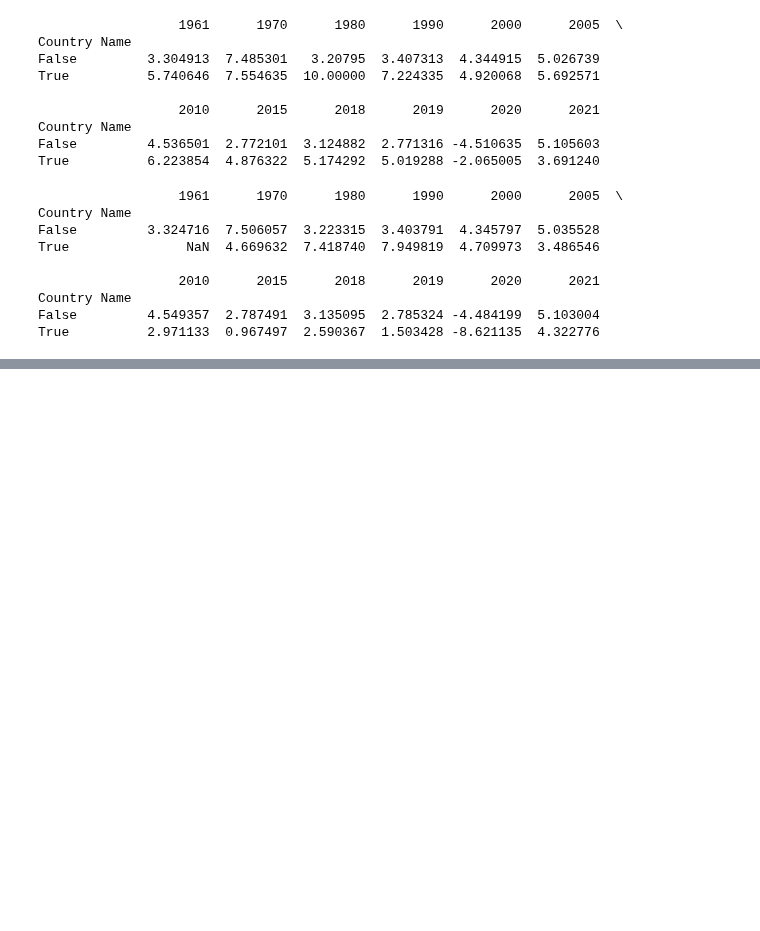
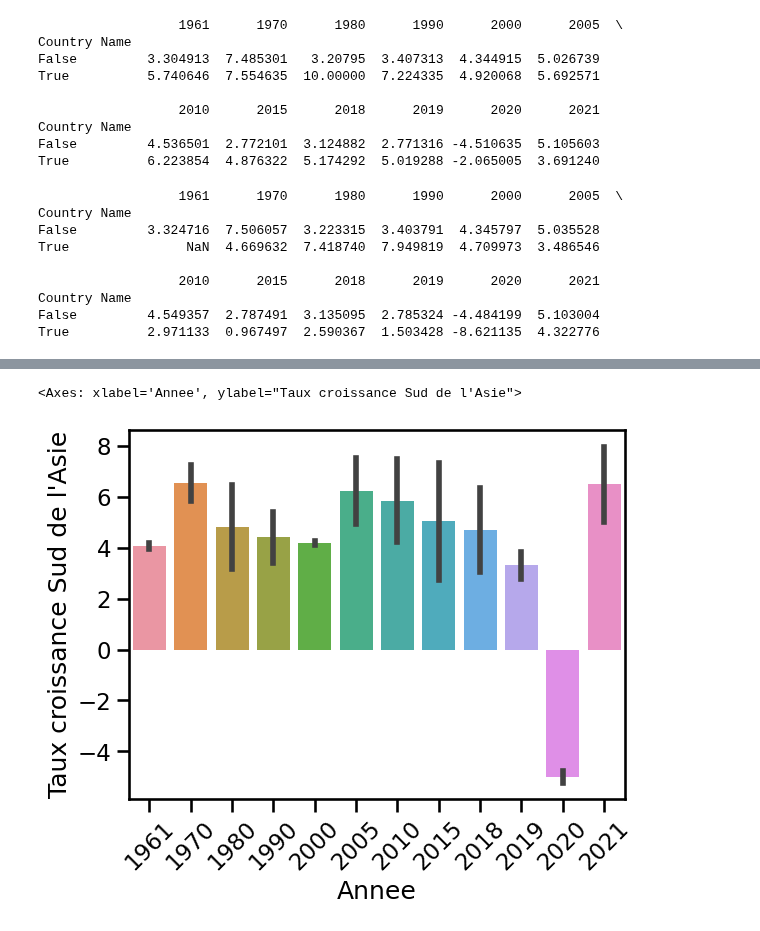
Before and after one commit to NOURDINEEEE/Projet_blanc_Dash1, a Jupyter notebook: Notebooks/Projet_blanc_donnees_mondiales.ipynb, the cells around one changed output, grey strips where cells are left out. Saved outputs shown, nothing was run; the diff lists cells and outputs as text; code cells hidden in the pictures; blank space fills up the shorter version.

```diff
--- a/Notebooks/Projet_blanc_donnees_mondiales.ipynb
+++ b/Notebooks/Projet_blanc_donnees_mondiales.ipynb
@@ -275,0 +543,12 @@ True          2.971133  0.967497  2.590367  1.503428 -8.621135  4.322776
+# %%
+#Taux de Croissance Sud de l'Asie
+
+Figure_STI4 = sns.barplot(Tableau_croise_AS_TC)
+plt.xticks(rotation=45)
+plt.ylabel("Taux croissance Sud de l'Asie")
+plt.xlabel("Annee")
+plt.ticklabel_format(style='plain', axis='y')
+Figure_STI4
+# %% [output]
+<Axes: xlabel='Annee', ylabel="Taux croissance Sud de l'Asie">
+[figure, added]
```
Also changed, not shown: parts of 36 cells of this notebook, 1 other file.
